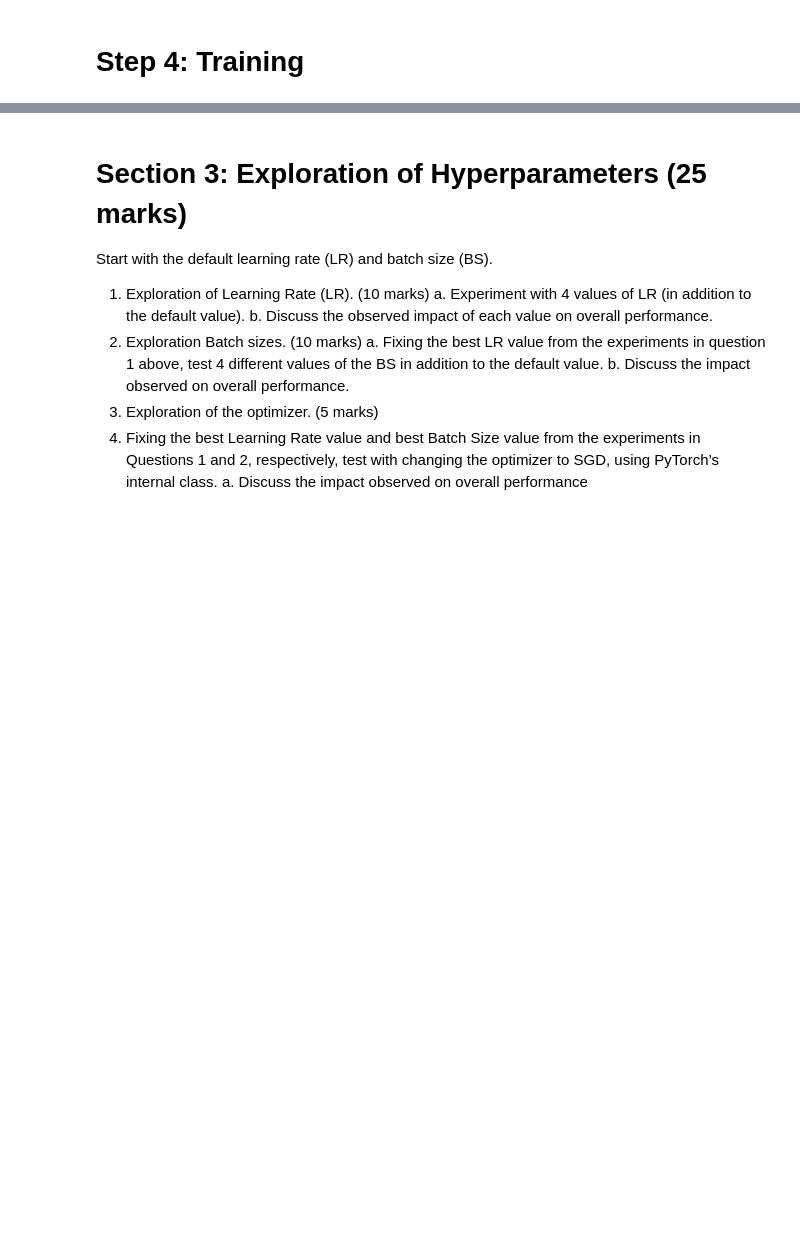
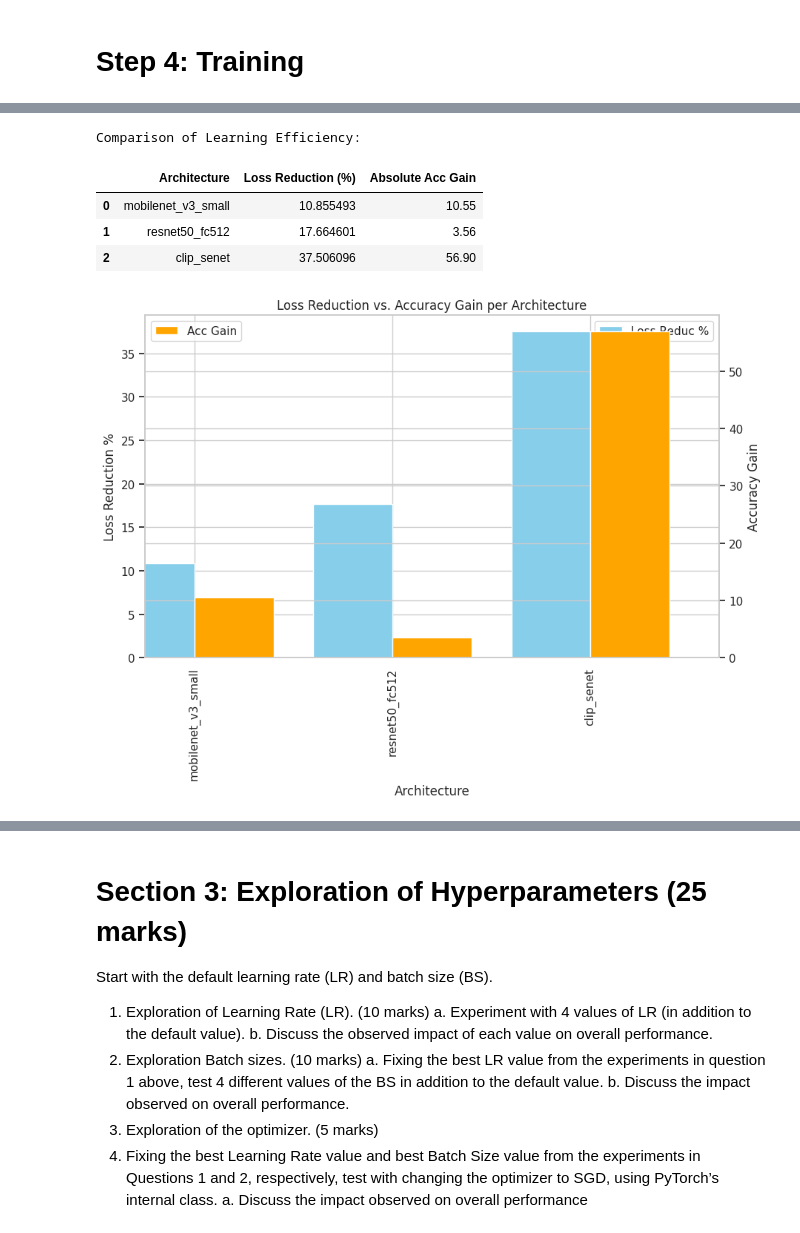
Before and after one commit to LampOfSocrates/reid, a Jupyter notebook: EEEM071_CourseWork_3103.ipynb, the cells around one changed output, grey strips where cells are left out. Saved outputs shown, nothing was run; the diff lists cells and outputs as text; code cells hidden in the pictures; blank space fills up the shorter version.

```diff
--- a/EEEM071_CourseWork_3103.ipynb
+++ b/EEEM071_CourseWork_3103.ipynb
@@ -539,0 +531,42 @@ plt.show()
+# %%
+import pandas as pd
+import matplotlib.pyplot as plt
+
+# Calculate the percentage reduction in loss and increase in accuracy from Epoch 1 to Final Epoch
+analysis = []
+for arch in all_epochs_df['arch'].unique():
+    subset = all_epochs_df[all_epochs_df['arch'] == arch].sort_values('epoch')
+    first = subset.iloc[0]
+    last = subset.iloc[-1]
+
+    loss_reduction = ((first['xent'] - last['xent']) / first['xent']) * 100
+    acc_improvement = last['acc'] - first['acc']
+
+    analysis.append({
+        'Architecture': arch,
+        'Loss Reduction (%)': loss_reduction,
+        'Absolute Acc Gain': acc_improvement
+    })
+
+df_analysis = pd.DataFrame(analysis)
+print("Comparison of Learning Efficiency:")
+display(df_analysis)
+
+# Plotting the disconnect
+fig, ax1 = plt.subplots(figsize=(10, 6))
+ax2 = ax1.twinx()
+
+df_analysis.plot(x='Architecture', y='Loss Reduction (%)', kind='bar', ax=ax1, position=1, width=0.4, color='skyblue', label='Loss Reduc %')
+df_analysis.plot(x='Architecture', y='Absolute Acc Gain', kind='bar', ax=ax2, position=0, width=0.4, color='orange', label='Acc Gain')
+
+ax1.set_ylabel('Loss Reduction %')
+ax2.set_ylabel('Accuracy Gain')
+plt.title('Loss Reduction vs. Accuracy Gain per Architecture')
+plt.show()
+# %% [output]
+Comparison of Learning Efficiency:
+|  | Architecture | Loss Reduction (%) | Absolute Acc Gain |
+| 0 | mobilenet_v3_small | 10.855493 | 10.55 |
+| 1 | resnet50_fc512 | 17.664601 | 3.56 |
+| 2 | clip_senet | 37.506096 | 56.90 |
+[figure, added]
```
Also changed, not shown: parts of 41 cells of this notebook.
